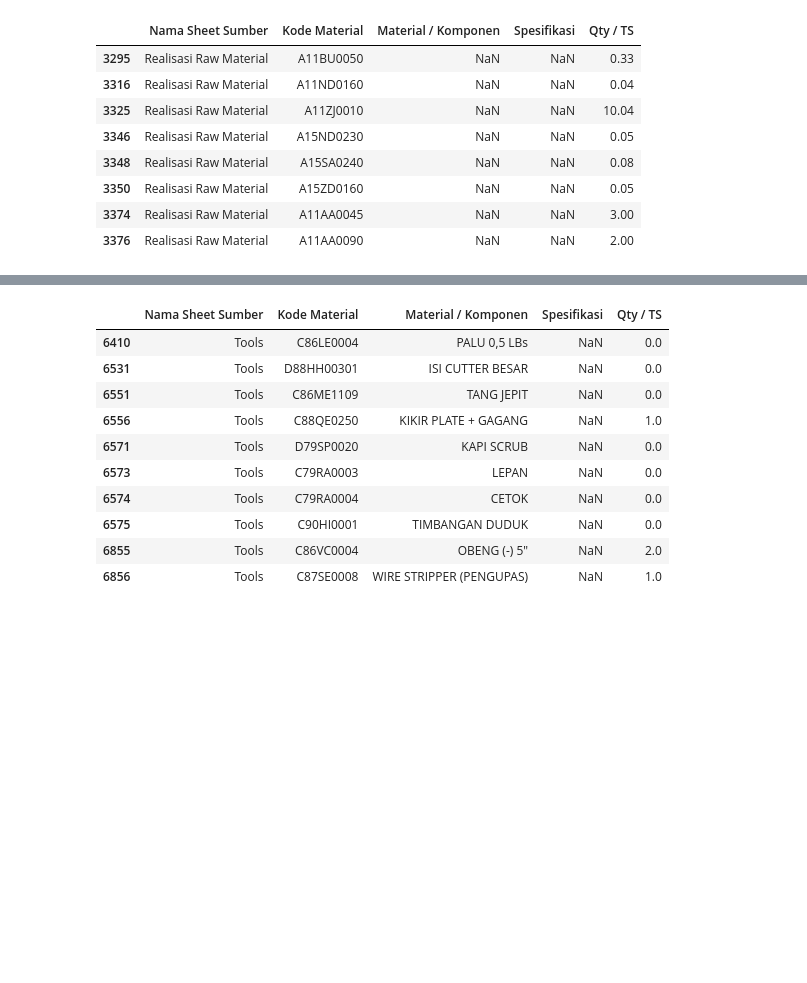
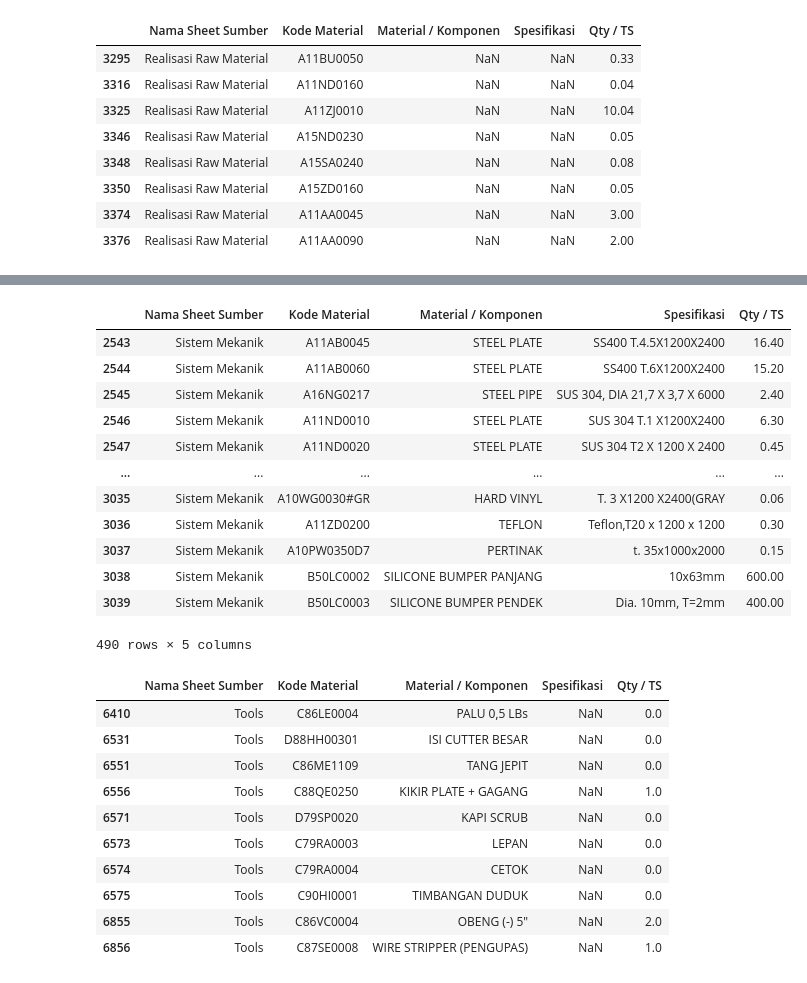
Before and after one commit to widura26/recap-automation, a Jupyter notebook: recap_automation.ipynb, the cells around one changed output, grey strips where cells are left out. Drawn from its saved outputs; the diff is of its cells as text; code cells hidden in the pictures; blank space fills up the shorter version.

```diff
--- a/recap_automation.ipynb
+++ b/recap_automation.ipynb
@@ -554,3 +577,20 @@ smdata[smdata["Spesifikasi"].isna()] #Anomali nih Qty nya
+# %%
+smdata = data[data["Nama Sheet Sumber"] == "Sistem Mekanik"]
+smdata[smdata["Qty / TS"] != 0.0]
+# %% [output]
+|  | Nama Sheet Sumber | Kode Material | Material / Komponen | Spesifikasi | Qty / TS |
+| 2543 | Sistem Mekanik | A11AB0045 | STEEL PLATE | SS400 T.4.5X1200X2400 | 16.40 |
+| 2544 | Sistem Mekanik | A11AB0060 | STEEL PLATE | SS400 T.6X1200X2400 | 15.20 |
+| 2545 | Sistem Mekanik | A16NG0217 | STEEL PIPE | SUS 304, DIA 21,7 X 3,7 X 6000 | 2.40 |
+| 2546 | Sistem Mekanik | A11ND0010 | STEEL PLATE | SUS 304 T.1 X1200X2400 | 6.30 |
+| 2547 | Sistem Mekanik | A11ND0020 | STEEL PLATE | SUS 304 T2 X 1200 X 2400 | 0.45 |
+| ... | ... | ... | ... | ... | ... |
+| 3035 | Sistem Mekanik | A10WG0030#GR | HARD VINYL | T. 3 X1200 X2400(GRAY | 0.06 |
+| 3036 | Sistem Mekanik | A11ZD0200 | TEFLON | Teflon,T20 x 1200 x 1200 | 0.30 |
+| 3037 | Sistem Mekanik | A10PW0350D7 | PERTINAK | t. 35x1000x2000 | 0.15 |
+| 3038 | Sistem Mekanik | B50LC0002 | SILICONE BUMPER PANJANG | 10x63mm | 600.00 |
+| 3039 | Sistem Mekanik | B50LC0003 | SILICONE BUMPER PENDEK | Dia. 10mm, T=2mm | 400.00 |
+490 rows × 5 columns
 # %%
 toolsData = data[data["Nama Sheet Sumber"] == "Tools"]
 toolsData[toolsData["Spesifikasi"].isna()] #Qty nya juga salah ini, nggak akurat
```
Also changed, not shown: parts of 9 cells of this notebook.
